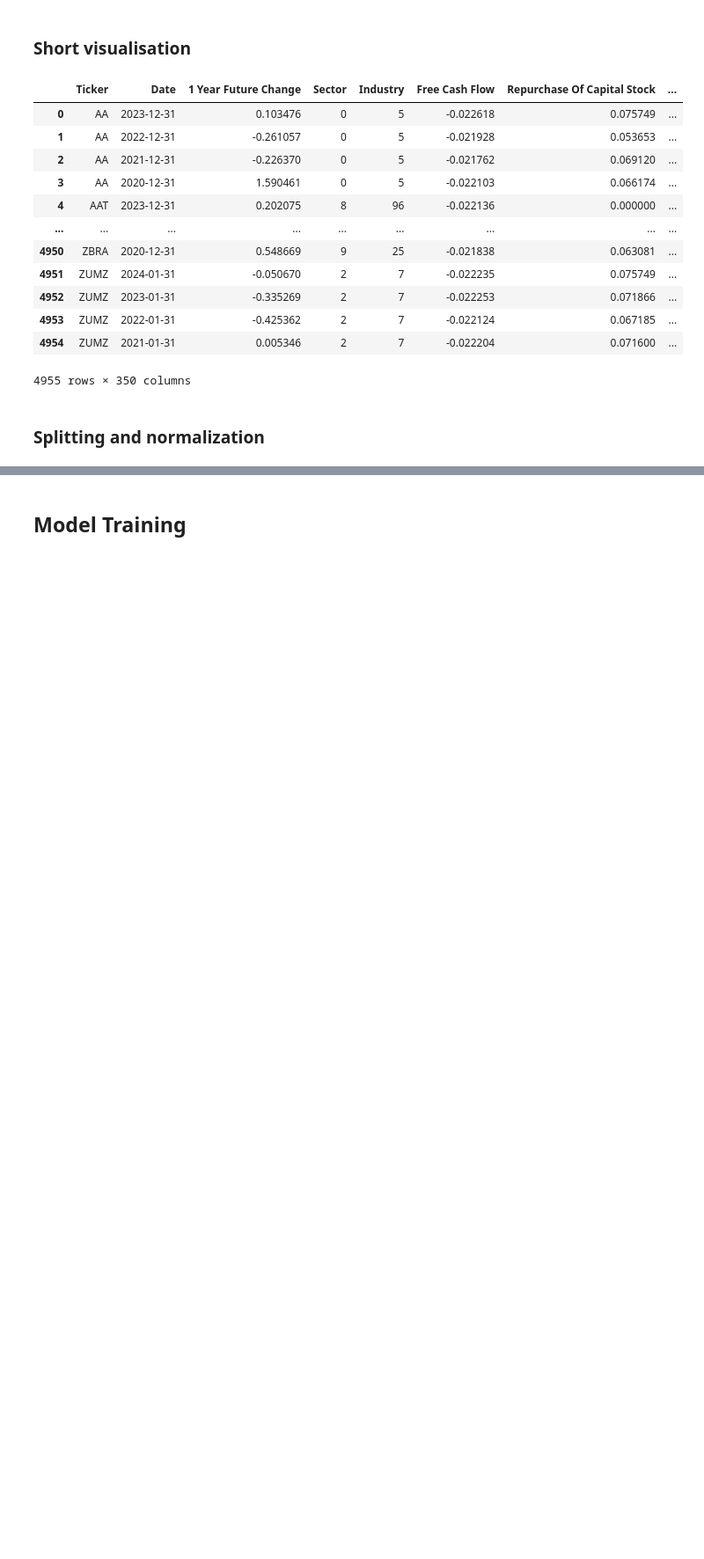
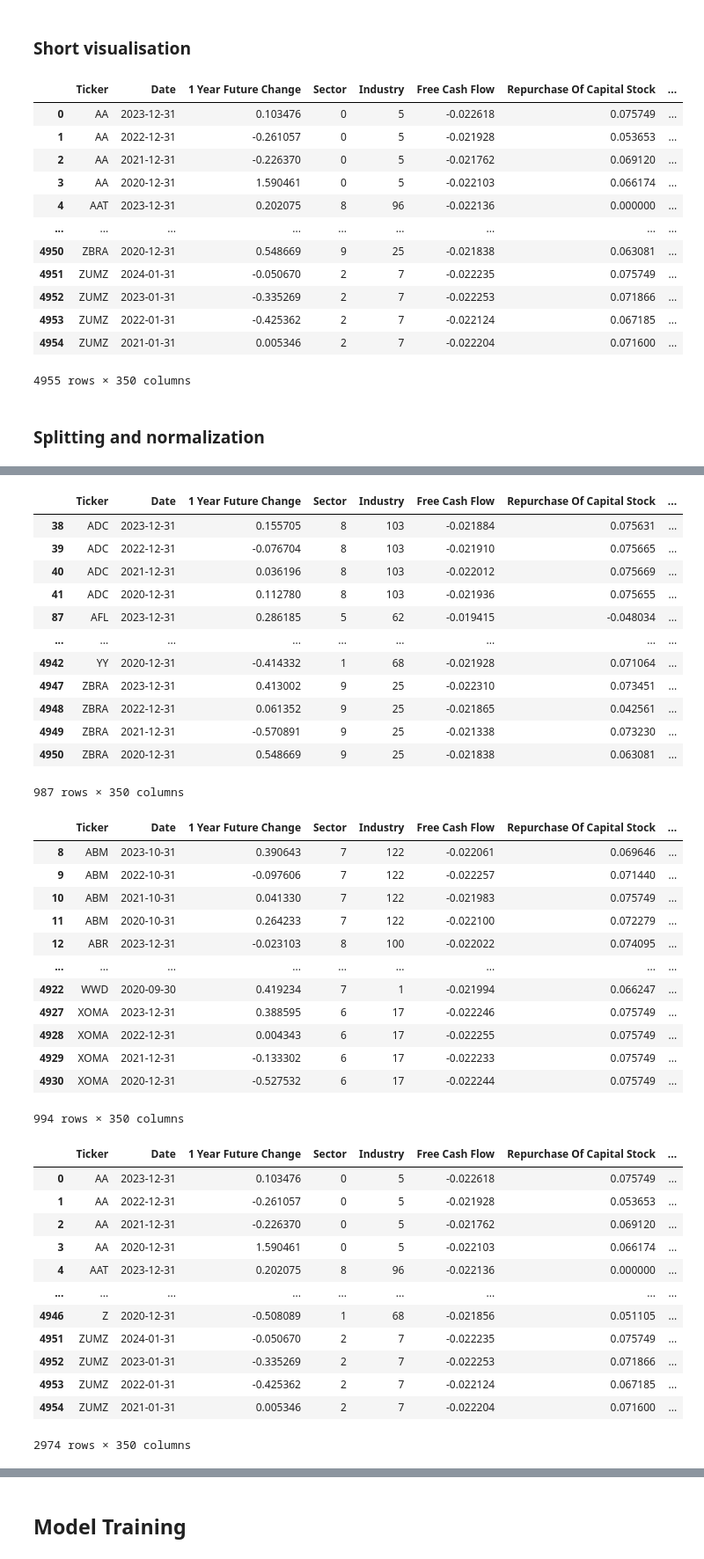
Before and after one commit to P1N60/Uni, a Jupyter notebook: VS-Code/Side-Projects/money_printer/Notebooks/money_printer.ipynb, the cells around one changed output, grey strips where cells are left out. Shown at 88% size. Saved outputs shown, nothing was run; the diff lists cells and outputs as text; code cells hidden in the pictures; blank space fills up the shorter version.

```diff
--- a/VS-Code/Side-Projects/money_printer/Notebooks/money_printer.ipynb
+++ b/VS-Code/Side-Projects/money_printer/Notebooks/money_printer.ipynb
@@ -179,3 +146,63 @@ display(training_data)
+# %%
+unique_tickers = df['Ticker'].unique()
+
+np.random.seed(42)
+np.random.shuffle(unique_tickers)
+
+test_size = int(0.2 * len(unique_tickers))
+validation_size = int(0.2 * len(unique_tickers))
+
+test_tickers = unique_tickers[:test_size]
+validation_tickers = unique_tickers[test_size:test_size + validation_size]
+training_tickers = unique_tickers[test_size + validation_size:]
+
+test_data = df[df['Ticker'].isin(test_tickers)]
+validation_data = df[df['Ticker'].isin(validation_tickers)]
+training_data = df[df['Ticker'].isin(training_tickers)]
+
+display(test_data)
+display(validation_data)
+display(training_data)
+# %% [output]
+|  | Ticker | Date | 1 Year Future Change | Sector | Industry | Free Cash Flow | Repurchase Of Capital Stock | ... |
+| 38 | ADC | 2023-12-31 | 0.155705 | 8 | 103 | -0.021884 | 0.075631 | ... |
+| 39 | ADC | 2022-12-31 | -0.076704 | 8 | 103 | -0.021910 | 0.075665 | ... |
+| 40 | ADC | 2021-12-31 | 0.036196 | 8 | 103 | -0.022012 | 0.075669 | ... |
+| 41 | ADC | 2020-12-31 | 0.112780 | 8 | 103 | -0.021936 | 0.075655 | ... |
+| 87 | AFL | 2023-12-31 | 0.286185 | 5 | 62 | -0.019415 | -0.048034 | ... |
+| ... | ... | ... | ... | ... | ... | ... | ... | ... |
+| 4942 | YY | 2020-12-31 | -0.414332 | 1 | 68 | -0.021928 | 0.071064 | ... |
+| 4947 | ZBRA | 2023-12-31 | 0.413002 | 9 | 25 | -0.022310 | 0.073451 | ... |
+| 4948 | ZBRA | 2022-12-31 | 0.061352 | 9 | 25 | -0.021865 | 0.042561 | ... |
+| 4949 | ZBRA | 2021-12-31 | -0.570891 | 9 | 25 | -0.021338 | 0.073230 | ... |
+| 4950 | ZBRA | 2020-12-31 | 0.548669 | 9 | 25 | -0.021838 | 0.063081 | ... |
+987 rows × 350 columns
+|  | Ticker | Date | 1 Year Future Change | Sector | Industry | Free Cash Flow | Repurchase Of Capital Stock | ... |
+| 8 | ABM | 2023-10-31 | 0.390643 | 7 | 122 | -0.022061 | 0.069646 | ... |
+| 9 | ABM | 2022-10-31 | -0.097606 | 7 | 122 | -0.022257 | 0.071440 | ... |
+| 10 | ABM | 2021-10-31 | 0.041330 | 7 | 122 | -0.021983 | 0.075749 | ... |
+| 11 | ABM | 2020-10-31 | 0.264233 | 7 | 122 | -0.022100 | 0.072279 | ... |
+| 12 | ABR | 2023-12-31 | -0.023103 | 8 | 100 | -0.022022 | 0.074095 | ... |
+| ... | ... | ... | ... | ... | ... | ... | ... | ... |
+| 4922 | WWD | 2020-09-30 | 0.419234 | 7 | 1 | -0.021994 | 0.066247 | ... |
+| 4927 | XOMA | 2023-12-31 | 0.388595 | 6 | 17 | -0.022246 | 0.075749 | ... |
+| 4928 | XOMA | 2022-12-31 | 0.004343 | 6 | 17 | -0.022255 | 0.075749 | ... |
+| 4929 | XOMA | 2021-12-31 | -0.133302 | 6 | 17 | -0.022233 | 0.075749 | ... |
+| 4930 | XOMA | 2020-12-31 | -0.527532 | 6 | 17 | -0.022244 | 0.075749 | ... |
+994 rows × 350 columns
+|  | Ticker | Date | 1 Year Future Change | Sector | Industry | Free Cash Flow | Repurchase Of Capital Stock | ... |
+| 0 | AA | 2023-12-31 | 0.103476 | 0 | 5 | -0.022618 | 0.075749 | ... |
+| 1 | AA | 2022-12-31 | -0.261057 | 0 | 5 | -0.021928 | 0.053653 | ... |
+| 2 | AA | 2021-12-31 | -0.226370 | 0 | 5 | -0.021762 | 0.069120 | ... |
+| 3 | AA | 2020-12-31 | 1.590461 | 0 | 5 | -0.022103 | 0.066174 | ... |
+| 4 | AAT | 2023-12-31 | 0.202075 | 8 | 96 | -0.022136 | 0.000000 | ... |
+| ... | ... | ... | ... | ... | ... | ... | ... | ... |
+| 4946 | Z | 2020-12-31 | -0.508089 | 1 | 68 | -0.021856 | 0.051105 | ... |
+| 4951 | ZUMZ | 2024-01-31 | -0.050670 | 2 | 7 | -0.022235 | 0.075749 | ... |
+| 4952 | ZUMZ | 2023-01-31 | -0.335269 | 2 | 7 | -0.022253 | 0.071866 | ... |
+| 4953 | ZUMZ | 2022-01-31 | -0.425362 | 2 | 7 | -0.022124 | 0.067185 | ... |
+| 4954 | ZUMZ | 2021-01-31 | 0.005346 | 2 | 7 | -0.022204 | 0.071600 | ... |
+2974 rows × 350 columns
 # %%
 X_train = training_data.drop(columns=['Ticker', 'Date', '1 Year Future Change'])
 y_train = training_data['1 Year Future Change']
```
Also changed, not shown: parts of 4 cells of this notebook.
